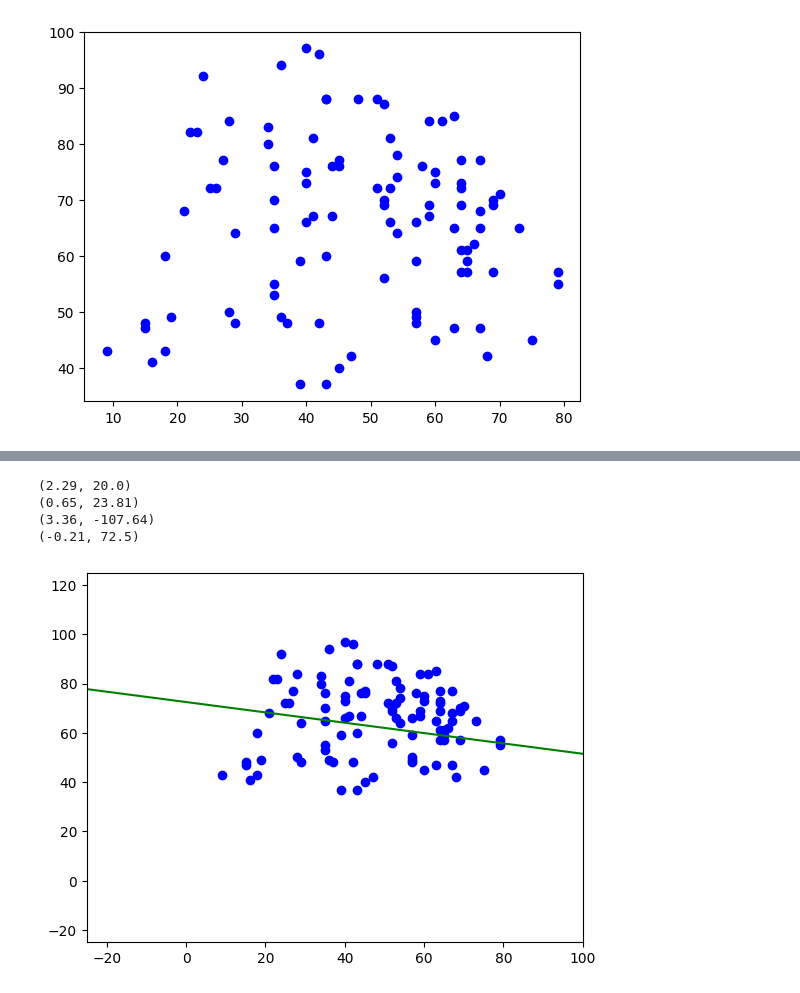
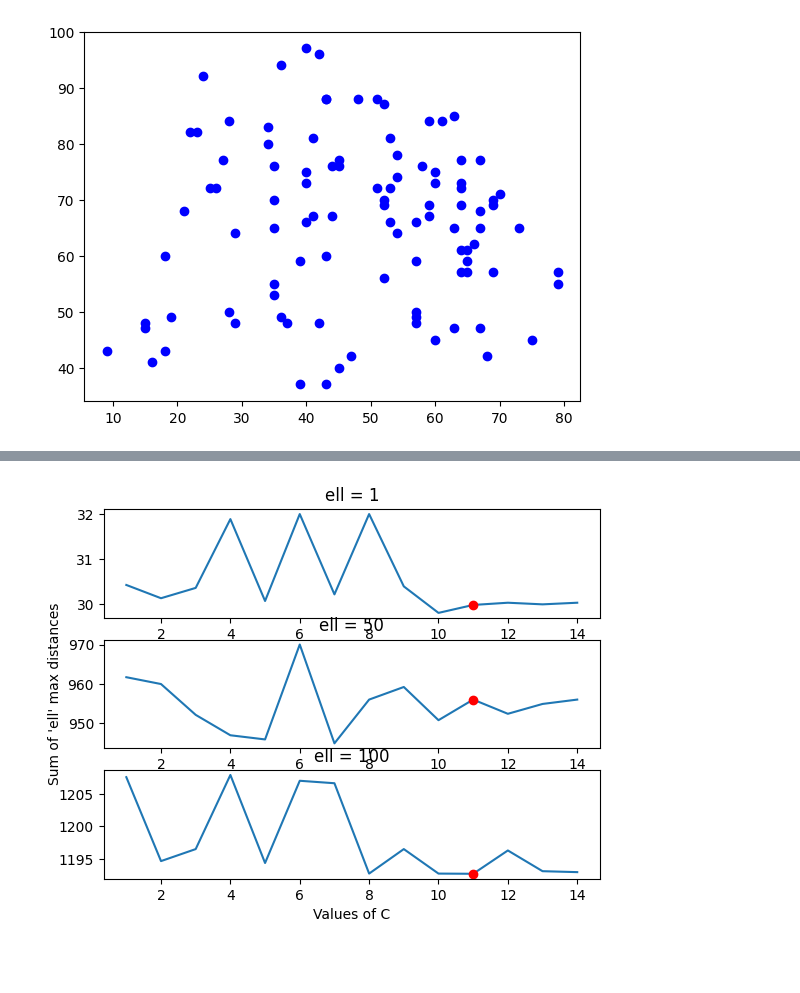
Before and after one commit to VarinKala26/CoresetsForProjectiveClustering, a Jupyter notebook: v1_coresetsforprojectiveclustering.ipynb, the cells around one changed output, grey strips where cells are left out. Saved outputs shown, nothing was run; the diff lists cells and outputs as text; code cells hidden in the pictures; blank space fills up the shorter version.

```diff
--- a/v1_coresetsforprojectiveclustering.ipynb
+++ b/v1_coresetsforprojectiveclustering.ipynb
@@ -261,19 +257,47 @@ def find_optimal_l_centrum(F, l, P):
 
     return optimalLine, optimalDistances
 # %%
-#test_2
+def find_optimal_dist_sum(data, l, F):
+    L_1, D_1 = find_optimal_l_centrum(F, l, data)
+    optimal_max_l_dist_sum  = sum(D_1[:l])
 
-l = 1
-L_1, D_1 = find_optimal_l_centrum(F_2, l, data)
-plotPoint(data)
-plotLine(L_1[0], L_1[1])
+#     plotPoint(data, 'red')
+#     plotLine(L_1[0], L_1[1])
 
-plt.xlim(-25, 100)
-plt.ylim(-25, 125)
-plt.show()
+#     plt.xlim(-25, 100)
+#     plt.ylim(-25, 125)
+#     plt.show()
+
+    return optimal_max_l_dist_sum, L_1
-# %% [output]
-(2.29, 20.0)
-(0.65, 23.81)
-(3.36, -107.64)
-(-0.21, 72.5)
-[figure, removed]
+# %%
+# for _ in range(1000):
+min_dist_sum = [-1, -1, -1]
+optimal_line = [None, None, None]
+optimal_C = [0, 0, 0]
+ell_values = [1, data.shape[0]//2, data.shape[0]]
+min_dist_rec = [[], [], []]
+
+for i in range(1, 15):
+    F = find_k_j_flats(data, i)
+    for l in range(3):
+        cur_dist_sum, cur_line = find_optimal_dist_sum(data, ell_values[l], F)
+        if i == 5 or cur_dist_sum < min_dist_sum[l]:
+            min_dist_sum[l] = cur_dist_sum
+            optimal_line[l] = cur_line
+            optimal_C[l] = i
+
+        min_dist_rec[l].append(cur_dist_sum)
+
+for l in range(3):
+    plt.subplot(3, 1, l + 1)
+    plt.plot(range(1, 15), min_dist_rec[l])
+    plt.plot([11], [min_dist_rec[l][10]], marker='o', linestyle=" ", color="red")
+    plt.title("ell = " + str(ell_values[l]))
+    plt.xlabel("Values of C")
+    if l==1:
+        plt.ylabel("Sum of 'ell' max distances")
+#     plt.ylim(0, None)
+
+plt.show()
+# %% [output]
+[figure, added]
```
Also changed, not shown: parts of 4 cells of this notebook.
